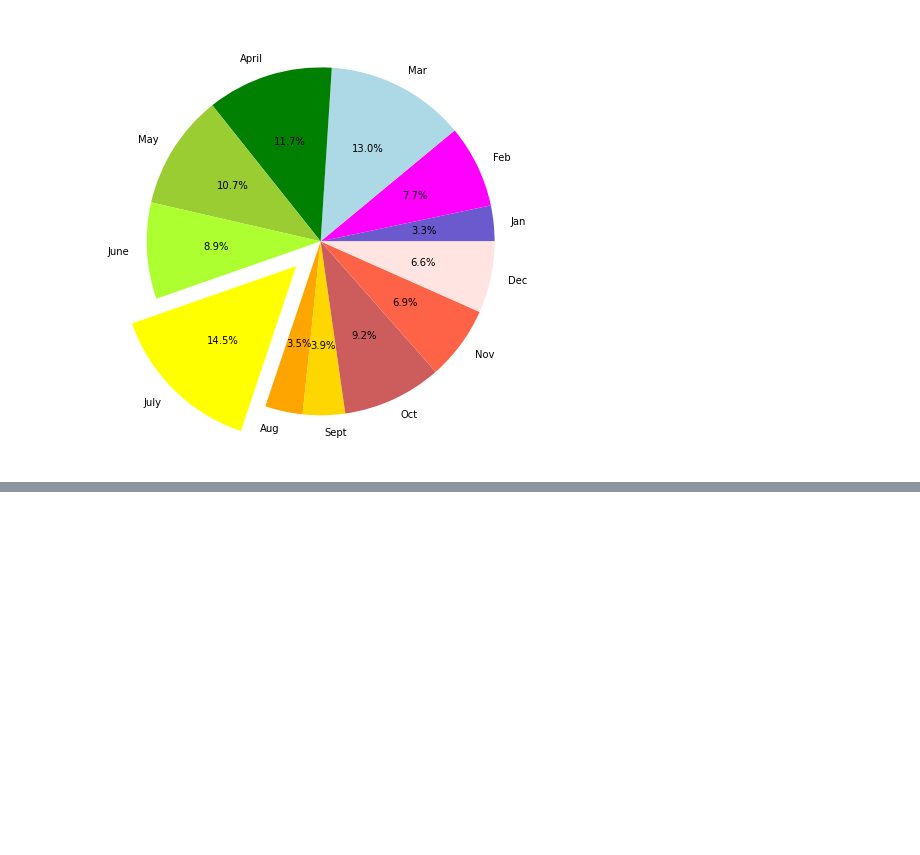
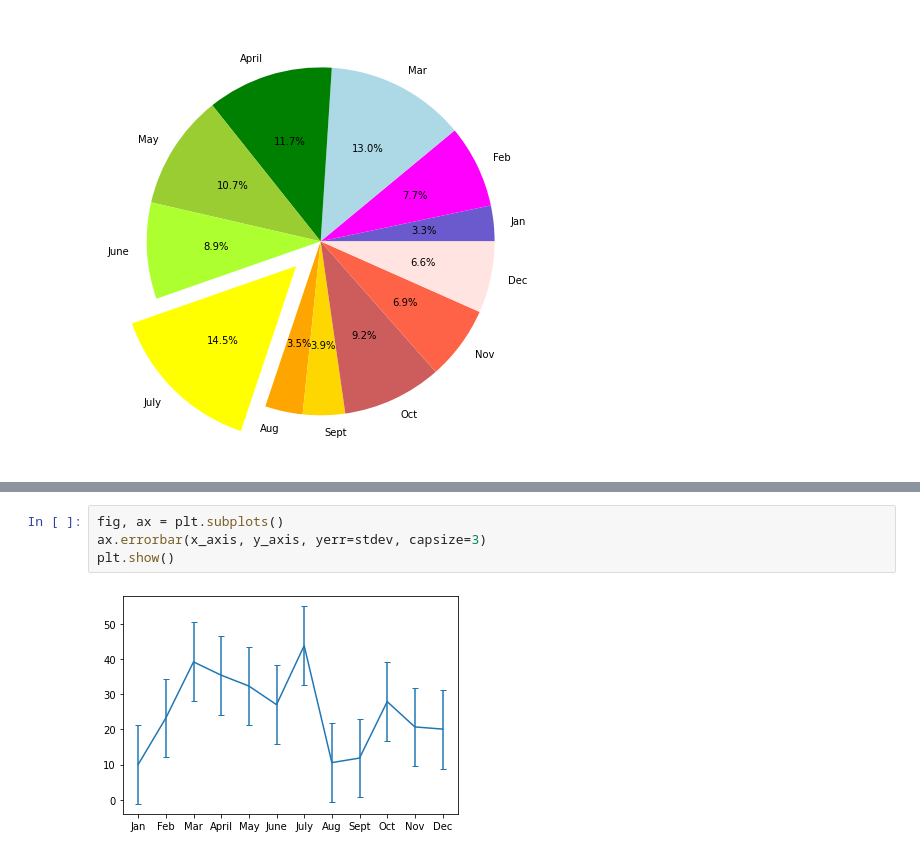
Before and after one commit to Sbruce3883/PyBer_Analysis, a Jupyter notebook: matplotlib_practice.ipynb, the cells around one changed output, grey strips where cells are left out. Saved outputs shown, nothing was run; the diff lists cells and outputs as text; blank space fills up the shorter version.

```diff
--- a/matplotlib_practice.ipynb
+++ b/matplotlib_practice.ipynb
@@ -314,0 +328,6 @@ plt.show()
+# %%
+fig, ax = plt.subplots()
+ax.errorbar(x_axis, y_axis, yerr=stdev, capsize=3)
+plt.show()
+# %% [output]
+[figure, added]
```
Also changed, not shown: parts of 10 cells of this notebook.
